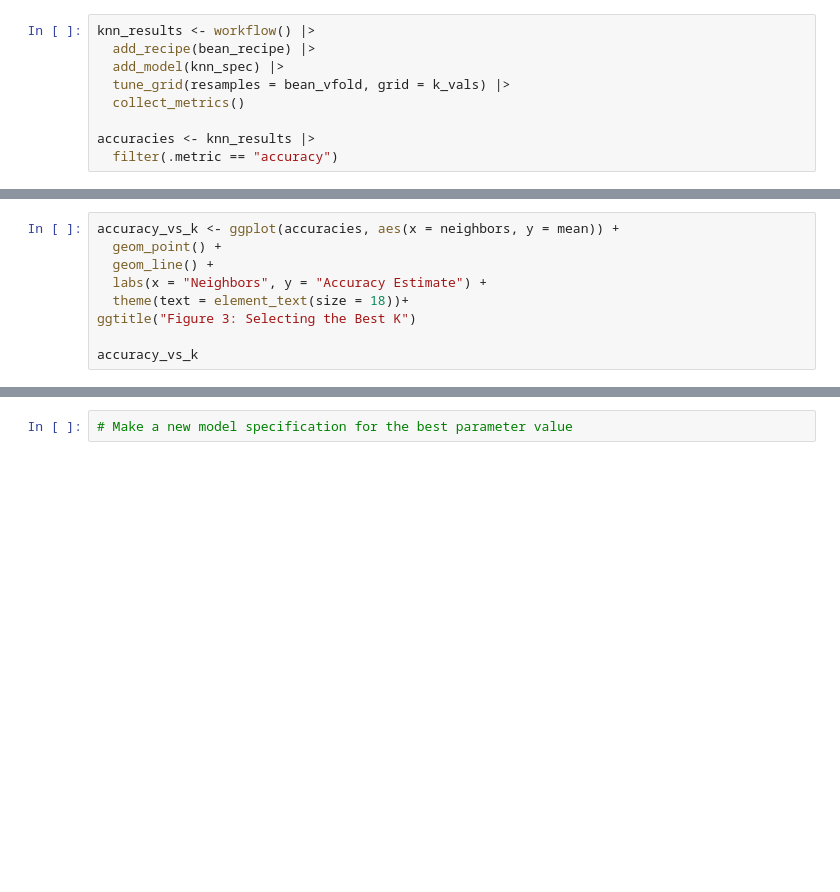
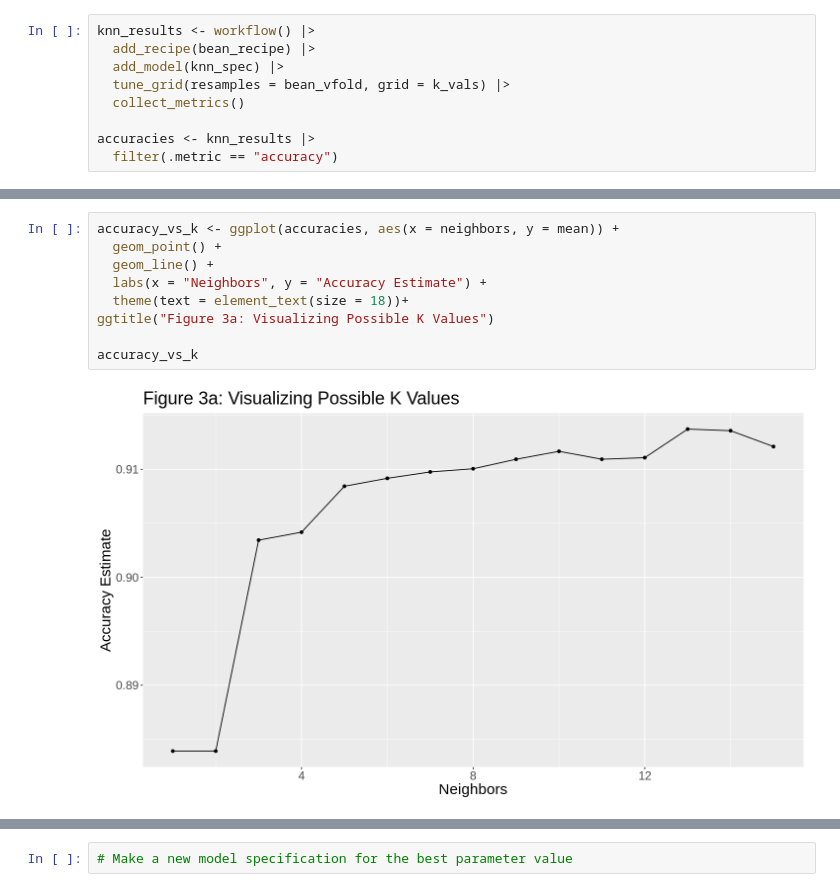
Before and after one commit to pranjali-22/DSCI100, a Jupyter notebook: Final Project.ipynb, the cells around one changed output, grey strips where cells are left out. Saved outputs shown, nothing was run; the diff lists cells and outputs as text; blank space fills up the shorter version.

```diff
--- a/Final Project.ipynb
+++ b/Final Project.ipynb
@@ -337,12 +342,14 @@ accuracies_max
 # %%
 accuracy_vs_k <- ggplot(accuracies, aes(x = neighbors, y = mean)) +
   geom_point() +
   geom_line() +
   labs(x = "Neighbors", y = "Accuracy Estimate") +
   theme(text = element_text(size = 18))+
-ggtitle("Figure 3: Selecting the Best K")
+ggtitle("Figure 3a: Visualizing Possible K Values")
 
 accuracy_vs_k
+# %% [output]
+[figure, added]
 # %%
 #NOTE: I added this version of the cross validation plot to see if it may be visually better
 #Adjust the k value if we change best k = 10 to something else
```
Also changed, not shown: parts of 9 cells of this notebook.
